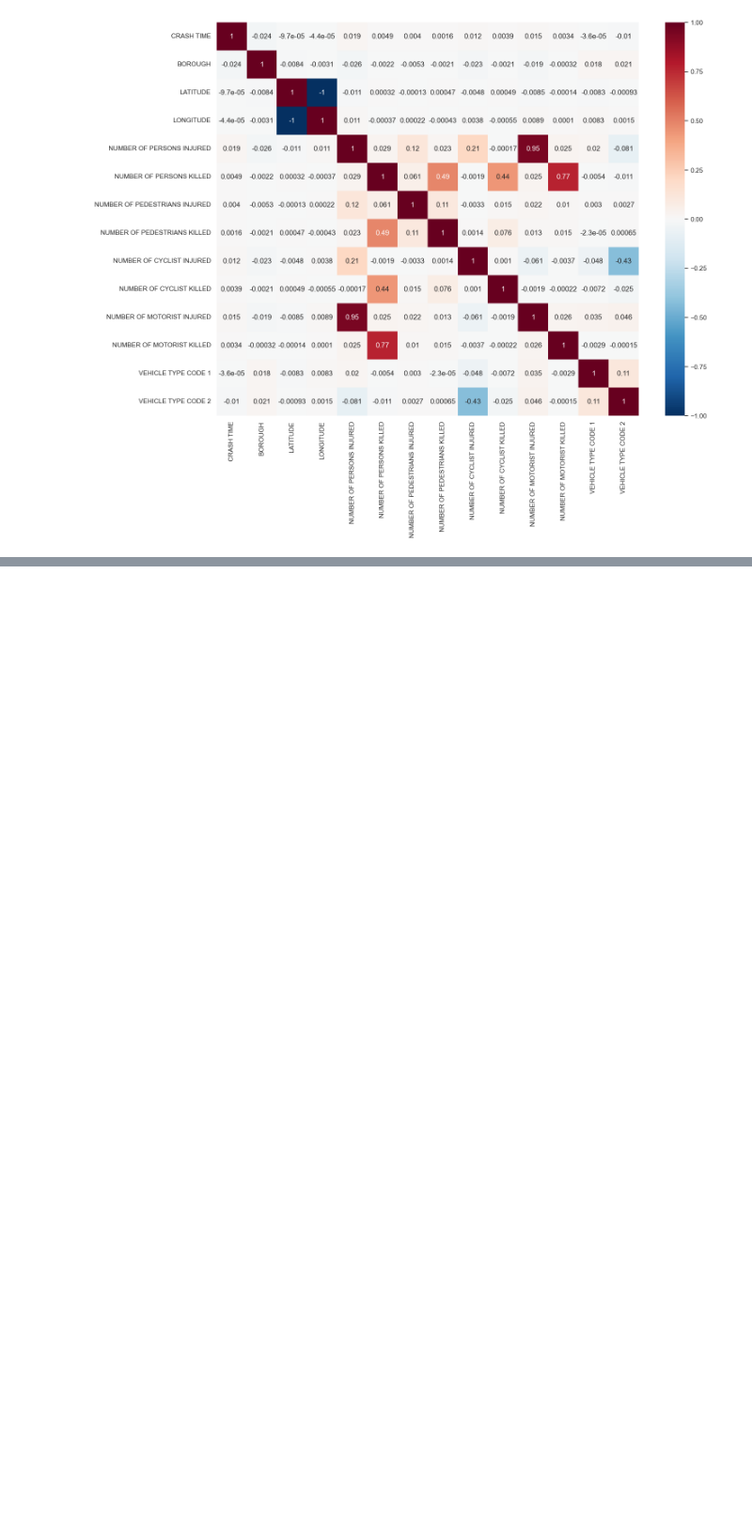
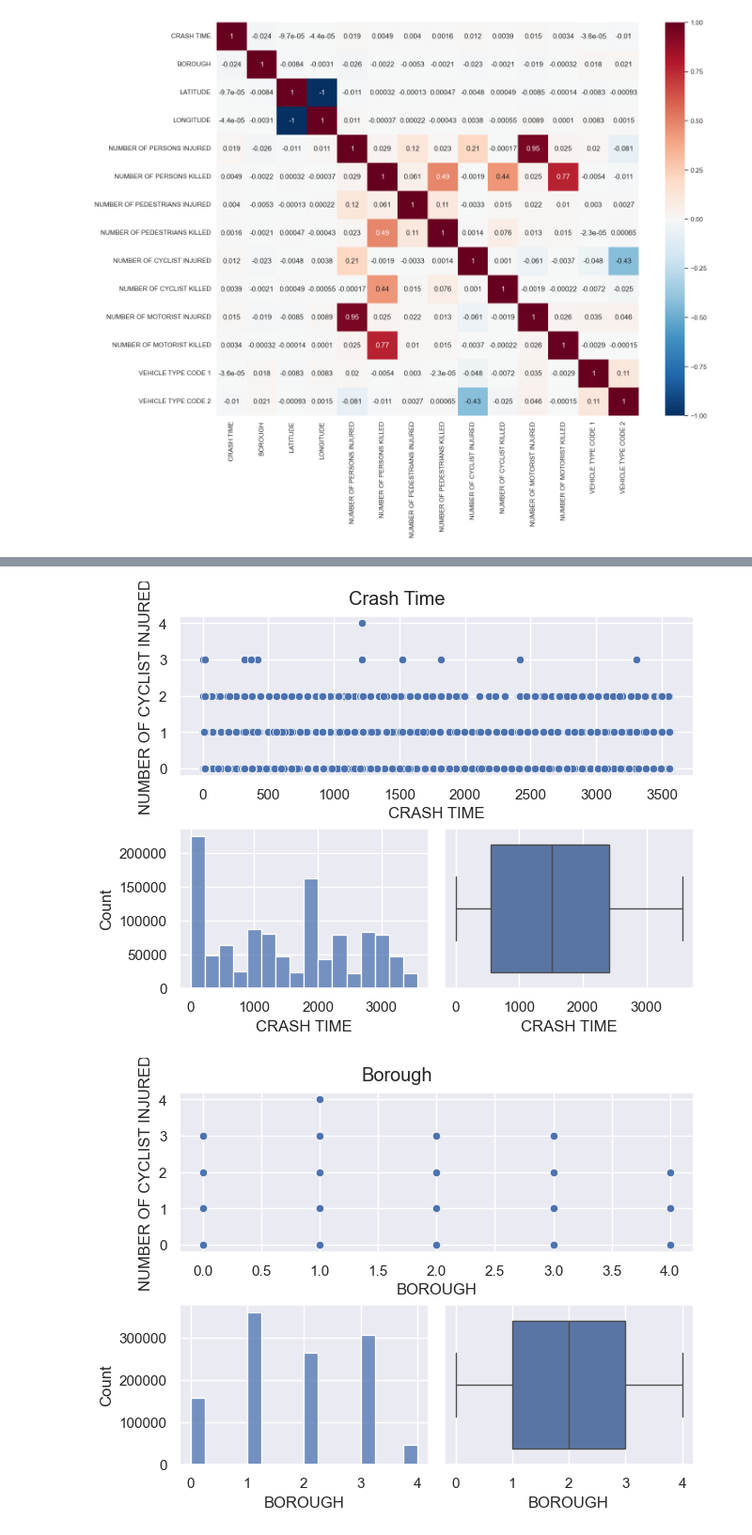
Before and after one commit to jackr276/Manhattan-Data-Regression-Analysis, a Jupyter notebook: Motor Vehicle Collisions Analysis.ipynb, the cells around one changed output, grey strips where cells are left out. Shown at 94% size. Drawn from its saved outputs; the diff is of its cells as text; code cells hidden in the pictures; blank space fills up the shorter version.

```diff
--- a/Motor Vehicle Collisions Analysis.ipynb
+++ b/Motor Vehicle Collisions Analysis.ipynb
@@ -295,3 +296,14 @@ sns_plot = sns.heatmap(
     vmin=-1, vmax=1);
 # %% [output]
 [figure]
+# %%
+from IPython.display import display, HTML
+display(HTML("<style>.container { width:100% !important; }</style>"))
+corr = collisions.corr(method='pearson')
+sns.set(font_scale=1)
+plt.figure(figsize=(16,12))
+sns_plot = sns.heatmap(
+    corr,
+    cmap='RdBu_r',
+    annot=True,
+    vmin=-1, vmax=1);
@@ -297,0 +312,22 @@ sns_plot = sns.heatmap(
+# %%
+columns = collisions.columns
+for idx in range(len(columns)):
+    x_value = columns[idx]
+    t_value = columns[idx].title()
+    fig = plt.figure(constrained_layout=True)
+    gs = GridSpec(2, 2, figure=fig)
+    # create sub plots as grid
+    ax1 = fig.add_subplot(gs[0, :])
+    sns.scatterplot(data=collisions,x=x_value, y='NUMBER OF CYCLIST INJURED')
+    ax2 = fig.add_subplot(gs[1, 0])
+    sns.histplot(x=x_value,data=collisions,bins=16)
+    ax3 = fig.add_subplot(gs[1, 1])
+    sns.boxplot(data=collisions,x=x_value,orient='h')
+
+    # depict illustration
+    fig.suptitle(t_value)
+    #fig.savefig('data/graphs/' + x_value + '.png', format='png')
+    print('\n')
+# %% [output]
+[figure, added]
+[figure, added]
```
Also changed, not shown: parts of 5 cells of this notebook, 1 other file.
